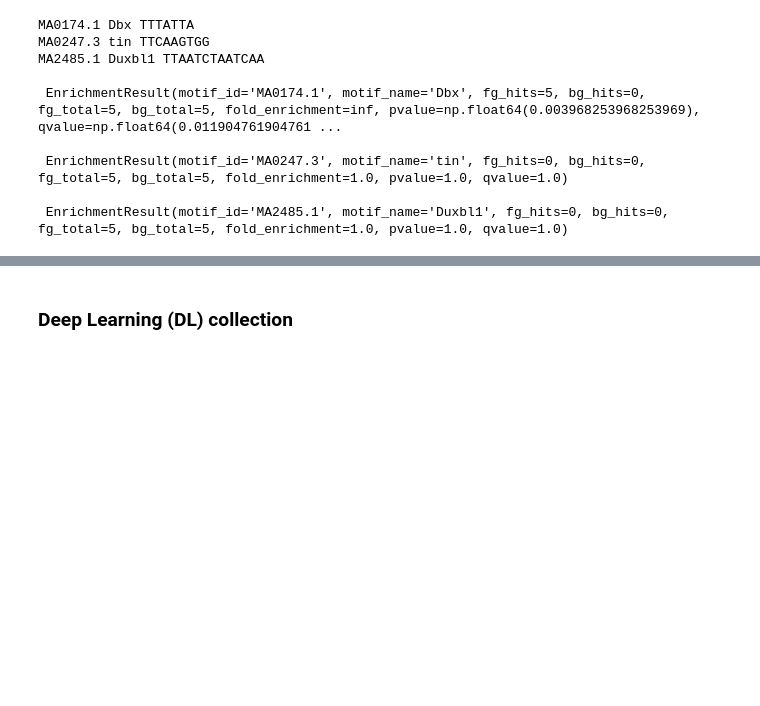
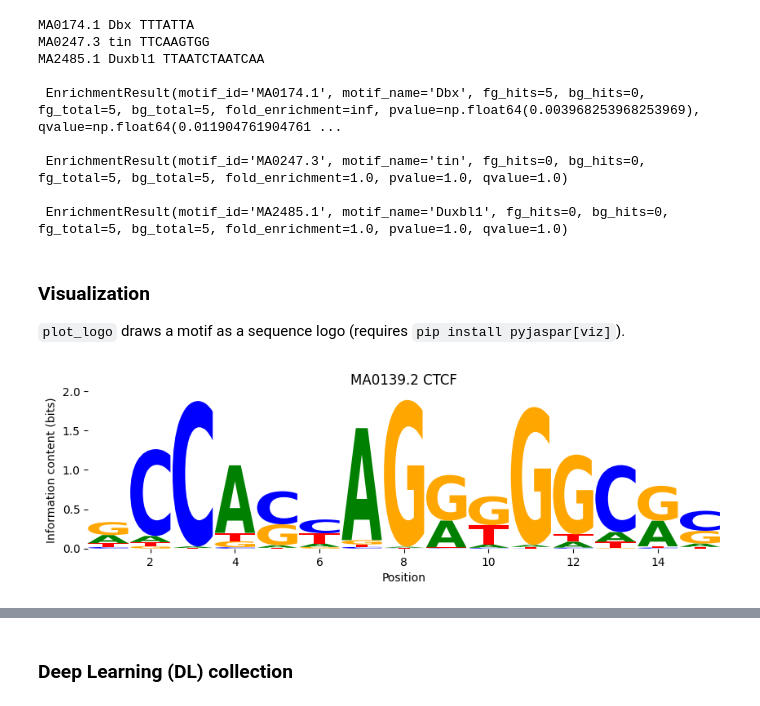
Before and after one commit to asntech/pyjaspar, a Jupyter notebook: pyjaspar_notebook.ipynb, the cells around one changed output, grey strips where cells are left out. Drawn from its saved outputs; the diff is of its cells as text; code cells hidden in the pictures; blank space fills up the shorter version.

Commit message:
Add sequence logo examples to the notebook
Add a Visualization section (single logo, and CTCF vertebrates vs insects side by side); use CTCF in the viz guide.

```diff
--- a/pyjaspar_notebook.ipynb
+++ b/pyjaspar_notebook.ipynb
@@ -215,3 +215,14 @@ MA2485.1 Duxbl1 TTAATCTAATCAA
  EnrichmentResult(motif_id='MA0247.3', motif_name='tin', fg_hits=0, bg_hits=0, fg_total=5, bg_total=5, fold_enrichment=1.0, pvalue=1.0, qvalue=1.0)
 
  EnrichmentResult(motif_id='MA2485.1', motif_name='Duxbl1', fg_hits=0, bg_hits=0, fg_total=5, bg_total=5, fold_enrichment=1.0, pvalue=1.0, qvalue=1.0)
+# %% [markdown]
+### Visualization
+`plot_logo` draws a motif as a sequence logo (requires `pip install pyjaspar[viz]`).
+# %%
+from pyjaspar.viz import plot_logo
+
+motif = jdb_obj.fetch_motif_by_id("MA0139.2")  # CTCF, human
+logo = plot_logo(motif)
+logo.ax.set_title(f"{motif.matrix_id} {motif.name}");
+# %% [output]
+[figure, added]
```
Also changed, not shown: parts of 2 cells of this notebook, 1 other file.
